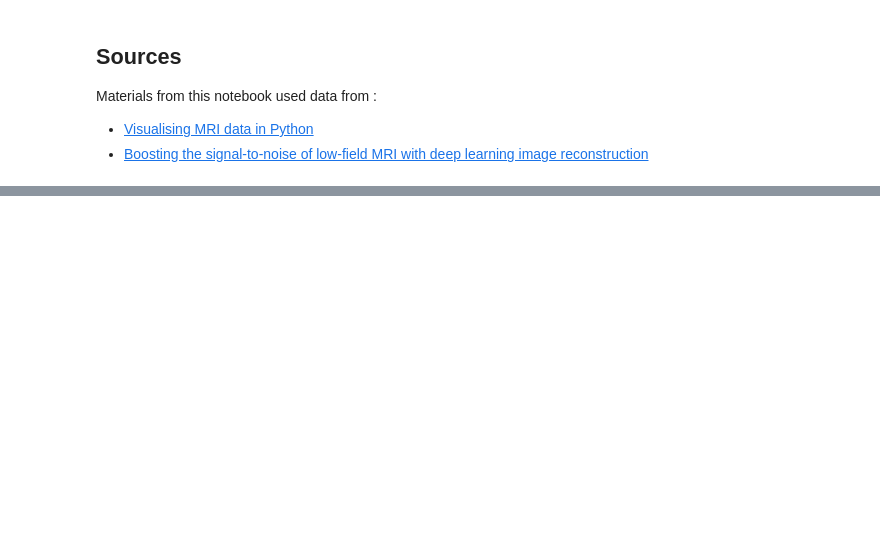
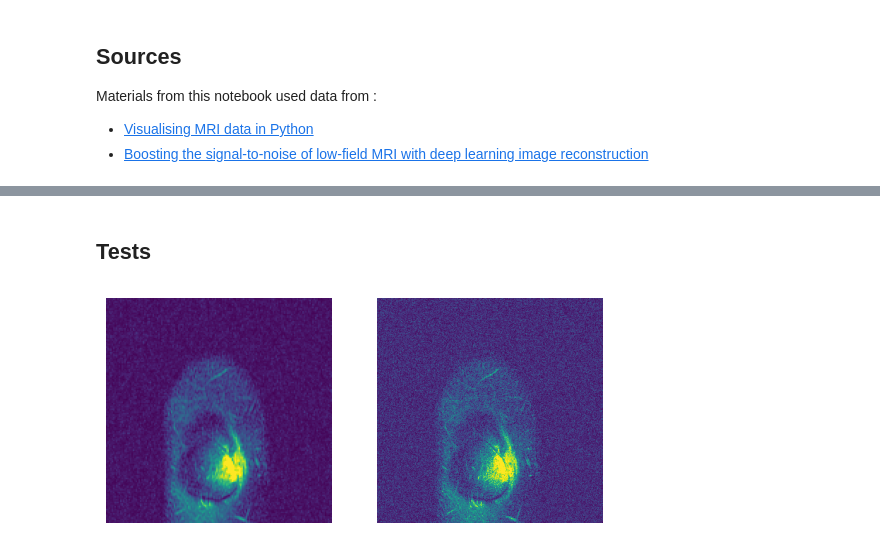
Before and after one commit to KAPTIOS-RESEARCH/SR-FastMRI, a Jupyter notebook: notebooks/low-res-kspaces.ipynb, the cells around one changed output, grey strips where cells are left out. Saved outputs shown, nothing was run; the diff lists cells and outputs as text; code cells hidden in the pictures; blank space fills up the shorter version.

```diff
--- a/notebooks/low-res-kspaces.ipynb
+++ b/notebooks/low-res-kspaces.ipynb
@@ -289,0 +278,27 @@ plt.show()
+# %% [markdown]
+## Tests
+# %%
+import sys
+sys.path.insert(0, '..')
+from src.data.utils.math import *
+from src.data.utils.preprocessing import *
+from src.data.sets.super_resolution import FastMRISuperResolutionDataset
+import matplotlib.pyplot as plt
+from src.models.super_resolution import SRResUNet
+from torch.utils.data import DataLoader
+
+data_path = '/Users/bniepce/Projects/Datasets/fastMRI/knee_singlecoil_val'
+dataset = FastMRISuperResolutionDataset(data_path, 'singlecoil')
+dataloader = DataLoader(dataset, 6)
+sample = dataset[43]
+
+fig, axs = plt.subplots(1, 2)
+
+axs[0].imshow(sample.image[0])
+axs[0].axis('off')
+axs[1].imshow(sample.target[0])
+axs[1].axis('off')
+
+plt.show()
+# %% [output]
+[figure, added]
```
Also changed, not shown: parts of 7 cells of this notebook, 14 other files.
